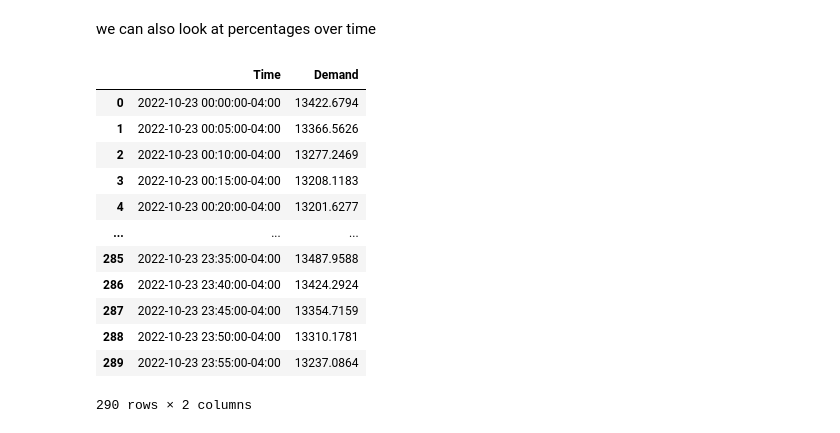
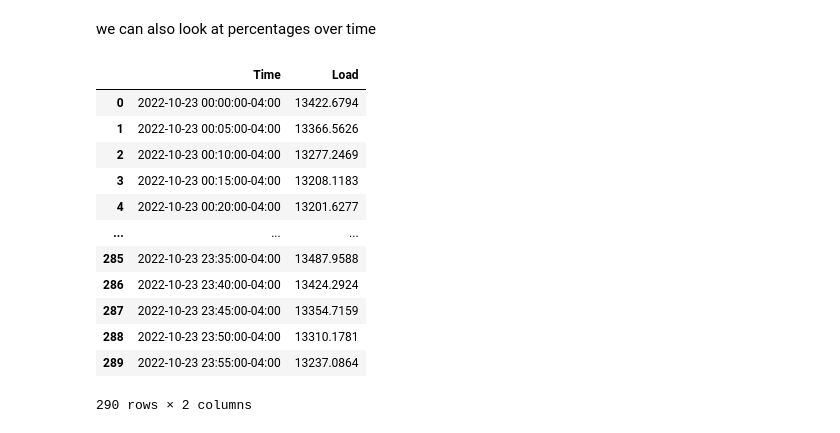
Before and after one commit to gridstatus/gridstatus, a Jupyter notebook: Examples/Fuel Mix Over Time - NYISO.ipynb, the cells around one changed output. Drawn from its saved outputs; the diff is of its cells as text; code cells hidden in the pictures.

```diff
--- a/Examples/Fuel Mix Over Time - NYISO.ipynb
+++ b/Examples/Fuel Mix Over Time - NYISO.ipynb
@@ -69,9 +69,9 @@ fig.update_layout(
 )
 fig.show("svg")
 # %%
-iso.get_historical_demand(date="Oct 23, 2022")
+iso.get_historical_load(date="Oct 23, 2022")
 # %% [output]
-|  | Time | Demand |
+|  | Time | Load |
 | 0 | 2022-10-23 00:00:00-04:00 | 13422.6794 |
 | 1 | 2022-10-23 00:05:00-04:00 | 13366.5626 |
 | 2 | 2022-10-23 00:10:00-04:00 | 13277.2469 |
```
Also changed, not shown: 14 other files.
